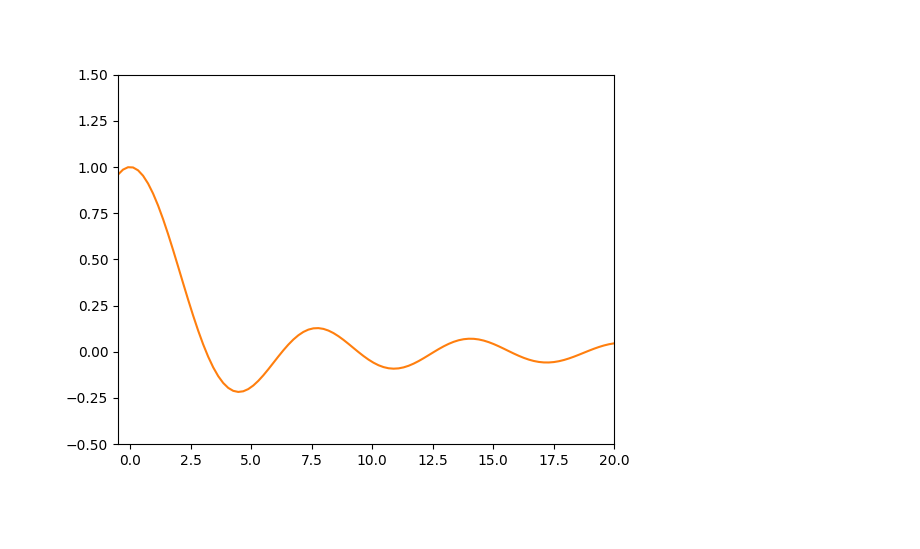
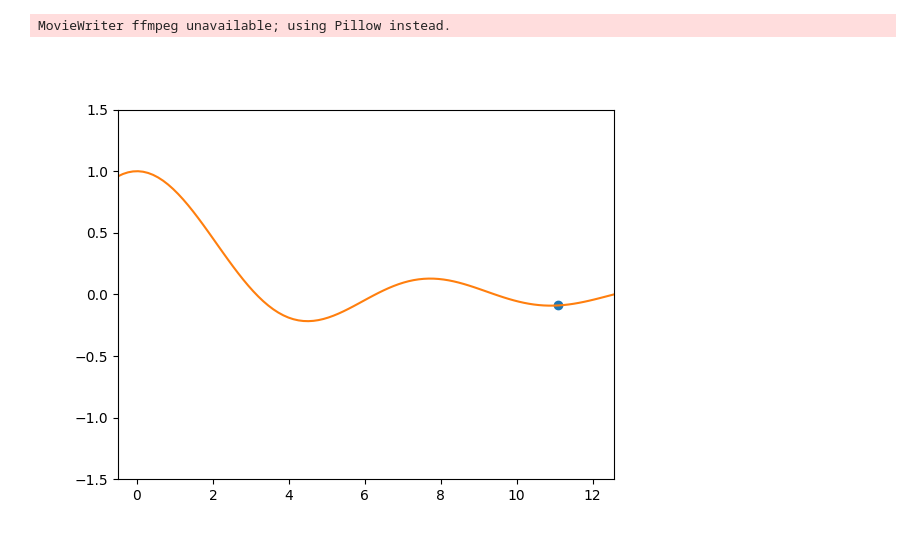
Before and after one commit to tobiasocula/Dynamics-Simulations, a Jupyter notebook: example_sinewave_2.ipynb, the cells around one changed output. Drawn from its saved outputs; the diff is of its cells as text; code cells hidden in the pictures.

```diff
--- a/example_sinewave_2.ipynb
+++ b/example_sinewave_2.ipynb
@@ -48,31 +79,32 @@ plt.tight_layout(); plt.show()
 # %%
 %matplotlib widget
 from matplotlib.animation import FuncAnimation
+import matplotlib.pyplot as plt
 
 fig, ax = plt.subplots()
 x_lower = -0.5
-x_upper = 20.0
-y_lower = -0.5
+x_upper = 4 * np.pi
+y_lower = -1.5
 y_upper = 1.5
-interval = 50 # ms between frames
 
 ax.set_xlim([x_lower, x_upper])
 ax.set_ylim([y_lower, y_upper])
 
 anim_plot = ax.plot([], [])
 xrange = np.linspace(x_lower, x_upper, 100)
 scatter = ax.scatter([], [])
 
 ax.plot(xrange, func(xrange))
 
 def update_frame(frame):
     # Update scatter with first 'frame+1' points
-    current_x = x_values[frame]
-    current_y = y_values[frame]
-    print(frame)
+    current_x = sol[2, frame]
+    current_y = sol[3, frame]
     scatter.set_offsets(np.column_stack([current_x, current_y]))
     return [scatter]
 
-anim = FuncAnimation(fig, update_frame, frames=N_points, interval=interval, blit=True)
+anim = FuncAnimation(fig, update_frame, frames=sol.shape[1], interval=dt * 1000 / 2, blit=True)
+anim.save("anim.gif", fps=30)
 # %% [output]
+MovieWriter ffmpeg unavailable; using Pillow instead.
-[figure, old version]
+[figure, new version]
```
Also changed, not shown: parts of 2 cells of this notebook, 19 other files.
